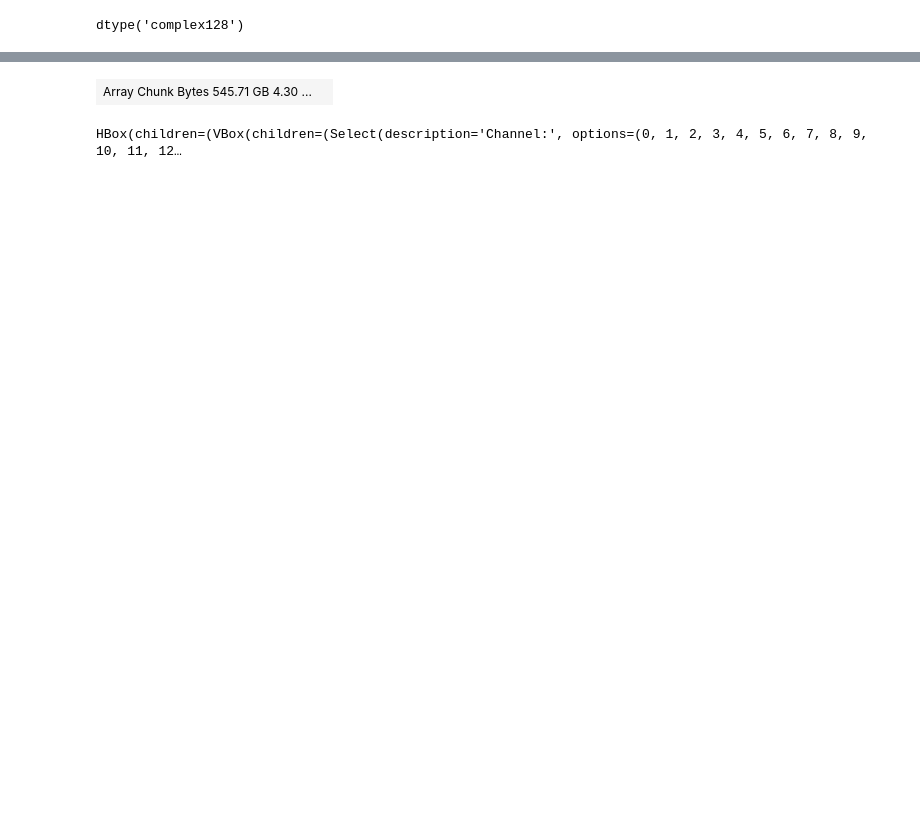
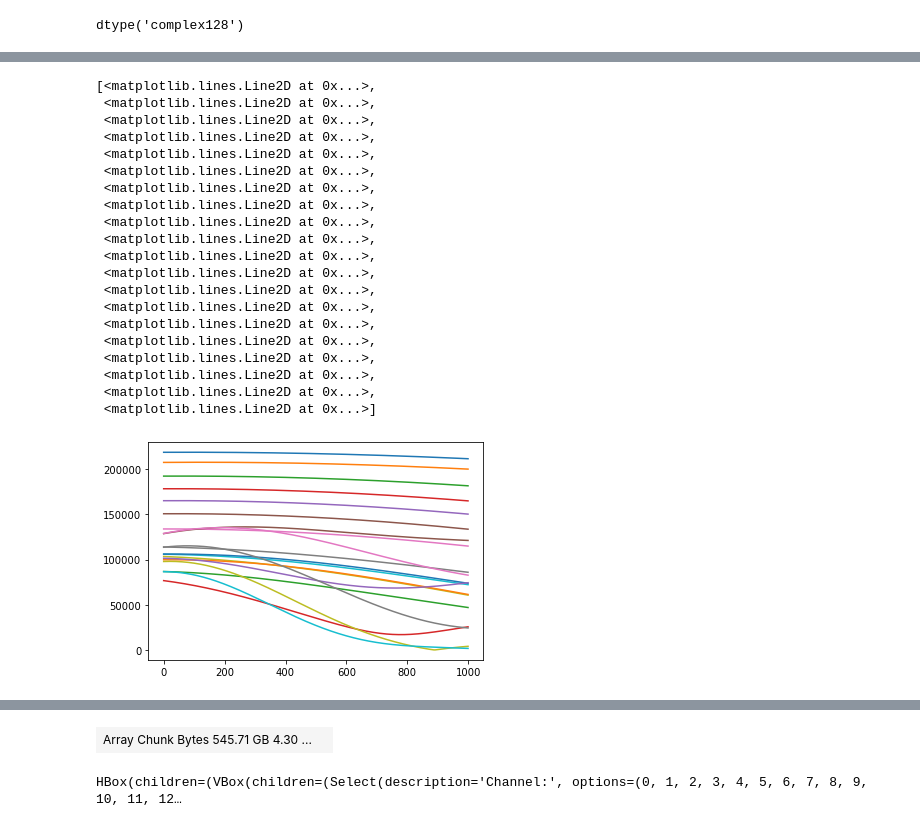
Before and after one commit to learning-2-learn/hdf5zarr-experiments, a Jupyter notebook: zarr2nwb.ipynb, the cells around one changed output, grey strips where cells are left out. Cells and saved outputs as stored; diff of their text form; code cells hidden in the pictures; blank space fills up the shorter version.

```diff
--- a/zarr2nwb.ipynb
+++ b/zarr2nwb.ipynb
@@ -162,3 +158,27 @@ result.shape
+# %%
+plt.plot(np.abs(result[0, 0, :, :1000].T))
+# %% [output]
+[<matplotlib.lines.Line2D at 0x...>,
+ <matplotlib.lines.Line2D at 0x...>,
+ <matplotlib.lines.Line2D at 0x...>,
+ <matplotlib.lines.Line2D at 0x...>,
+ <matplotlib.lines.Line2D at 0x...>,
+ <matplotlib.lines.Line2D at 0x...>,
+ <matplotlib.lines.Line2D at 0x...>,
+ <matplotlib.lines.Line2D at 0x...>,
+ <matplotlib.lines.Line2D at 0x...>,
+ <matplotlib.lines.Line2D at 0x...>,
+ <matplotlib.lines.Line2D at 0x...>,
+ <matplotlib.lines.Line2D at 0x...>,
+ <matplotlib.lines.Line2D at 0x...>,
+ <matplotlib.lines.Line2D at 0x...>,
+ <matplotlib.lines.Line2D at 0x...>,
+ <matplotlib.lines.Line2D at 0x...>,
+ <matplotlib.lines.Line2D at 0x...>,
+ <matplotlib.lines.Line2D at 0x...>,
+ <matplotlib.lines.Line2D at 0x...>,
+ <matplotlib.lines.Line2D at 0x...>]
+[figure, added]
 # %%
 plt.matshow(np.abs(result[0, 0, :, :100]))
 # %% [output]
```
Also changed, not shown: parts of 40 cells of this notebook.
